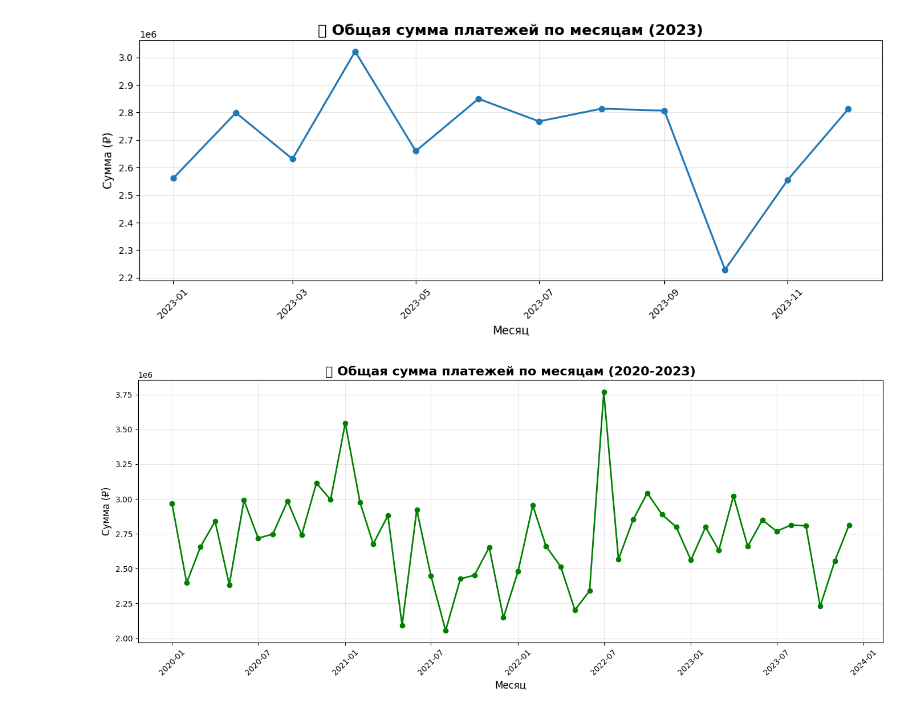
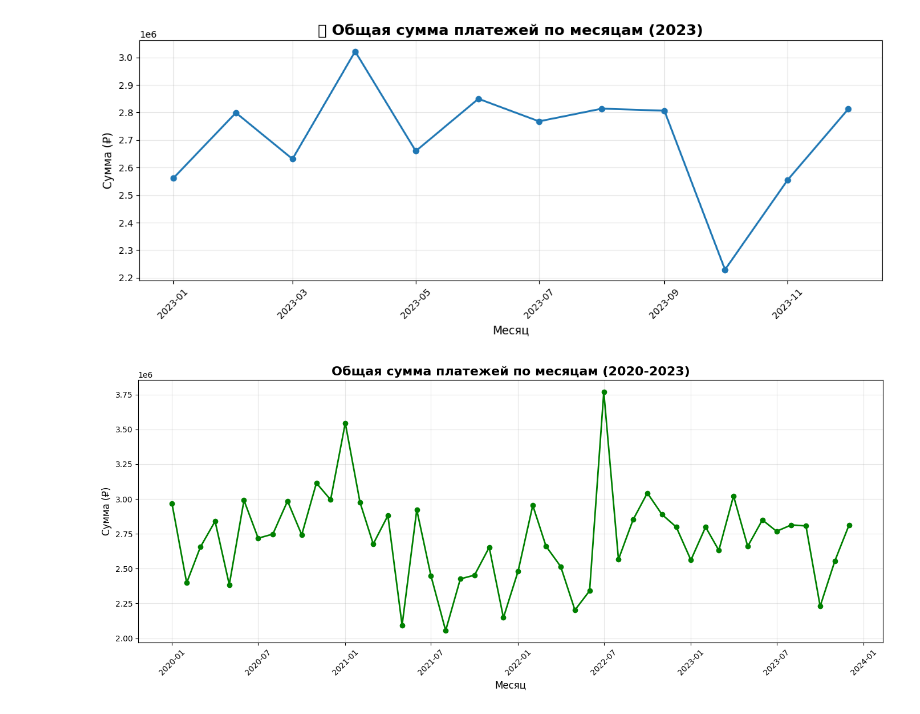
Before and after one commit to RuslanBertenev/api-dashboard, a Jupyter notebook: test-api.ipynb, the cells around one changed output. Saved outputs shown, nothing was run; the diff lists cells and outputs as text; code cells hidden in the pictures.

```diff
--- a/test-api.ipynb
+++ b/test-api.ipynb
@@ -202,29 +202,30 @@ plt.show()
 # %%
 import pandas as pd
 import matplotlib.pyplot as plt
 
 total_pays = pd.read_json("payments.json")
 total_pays['date_pay'] = pd.to_datetime(total_pays['date_pay'])
 
 
 payments_2020_2023 = total_pays[total_pays['date_pay'].between('2020-01-01', '2023-12-31 23:59:59')]
 
 
 monthly_sum = payments_2020_2023.groupby(
     payments_2020_2023['date_pay'].dt.to_period('M')
 )['sum_pay'].sum().reset_index()
 
 monthly_sum['month'] = monthly_sum['date_pay'].dt.to_timestamp()
 
 
 plt.figure(figsize=(14, 6))
 plt.plot(monthly_sum['month'], monthly_sum['sum_pay'], marker='o', linewidth=2, color='green')
-plt.title('💰 Общая сумма платежей по месяцам (2020-2023)', fontsize=16, fontweight='bold')
+plt.title('Общая сумма платежей по месяцам (2020-2023)', fontsize=16, fontweight='bold')
 plt.xlabel('Месяц', fontsize=12)
 plt.ylabel('Сумма (₽)', fontsize=12)
 plt.grid(True, alpha=0.3)
 plt.xticks(rotation=45)
 plt.tight_layout()
+plt.savefig('my_total_sum2020_2023.png')
 plt.show()
 # %% [output]
-[figure, old version]
+[figure, new version]
```
Also changed, not shown: parts of 1 cell of this notebook, 3 other files.
